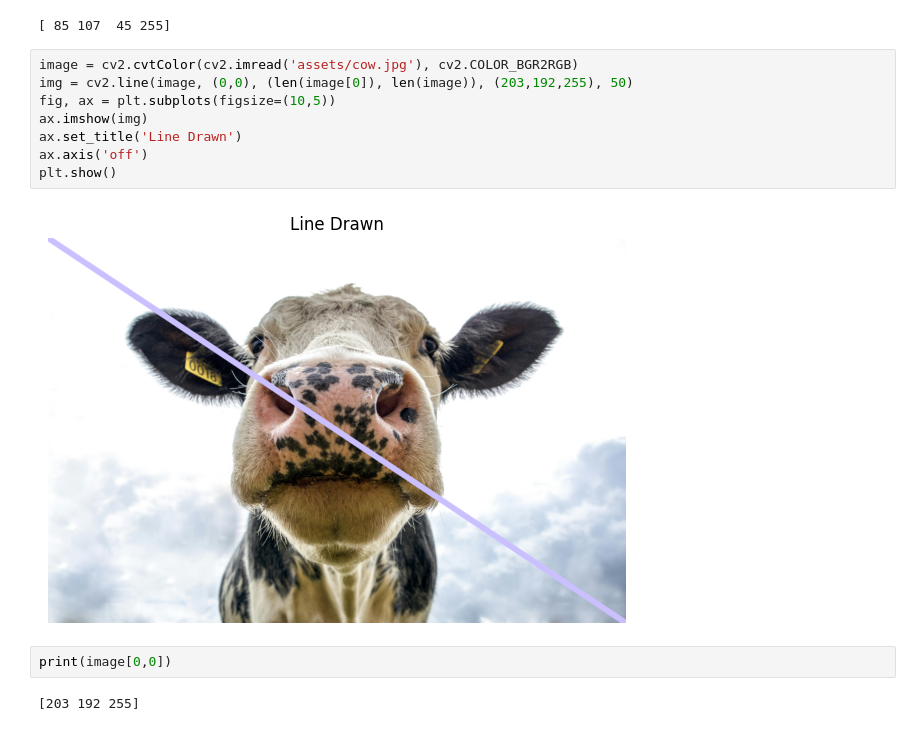
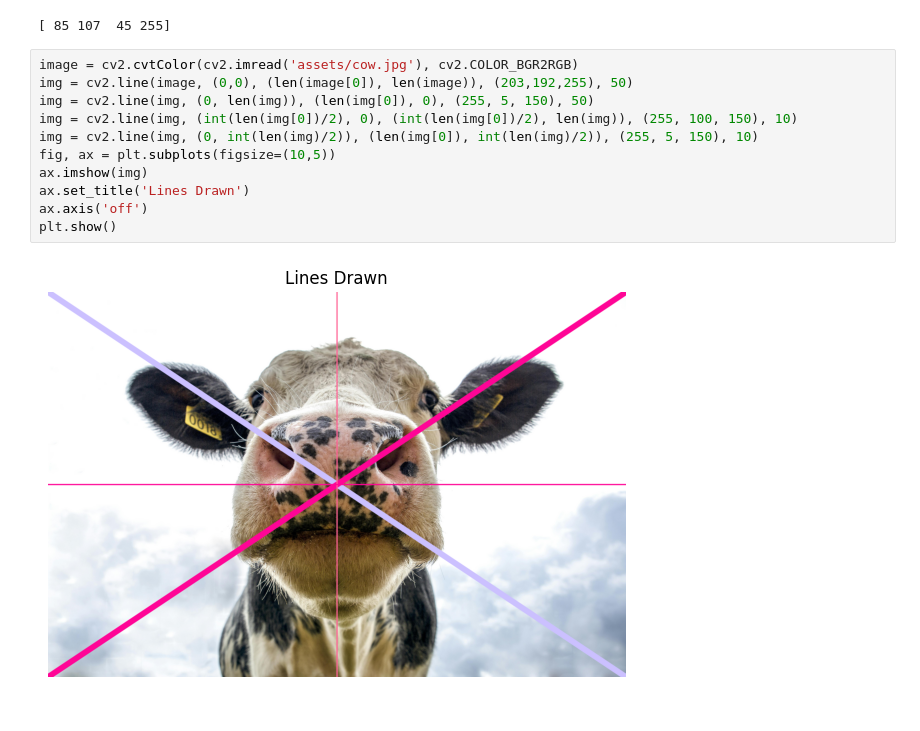
Before and after one commit to gautamvira/computer-vision-opencv, a Jupyter notebook: opencv_functions.ipynb, the cells around one changed output. Drawn from its saved outputs; the diff is of its cells as text.

Commit message:
added lines to the image using opencv

```diff
--- a/opencv_functions.ipynb
+++ b/opencv_functions.ipynb
@@ -99,14 +99,13 @@ print(image1[200,200])
 # %%
 image = cv2.cvtColor(cv2.imread('assets/cow.jpg'), cv2.COLOR_BGR2RGB)
 img = cv2.line(image, (0,0), (len(image[0]), len(image)), (203,192,255), 50)
+img = cv2.line(img, (0, len(img)), (len(img[0]), 0), (255, 5, 150), 50)
+img = cv2.line(img, (int(len(img[0])/2), 0), (int(len(img[0])/2), len(img)), (255, 100, 150), 10)
+img = cv2.line(img, (0, int(len(img)/2)), (len(img[0]), int(len(img)/2)), (255, 5, 150), 10)
 fig, ax = plt.subplots(figsize=(10,5))
 ax.imshow(img)
-ax.set_title('Line Drawn')
+ax.set_title('Lines Drawn')
 ax.axis('off')
 plt.show()
 # %% [output]
-[figure, old version]
+[figure, new version]
-# %%
-print(image[0,0])
-# %% [output]
-[203 192 255]
```
